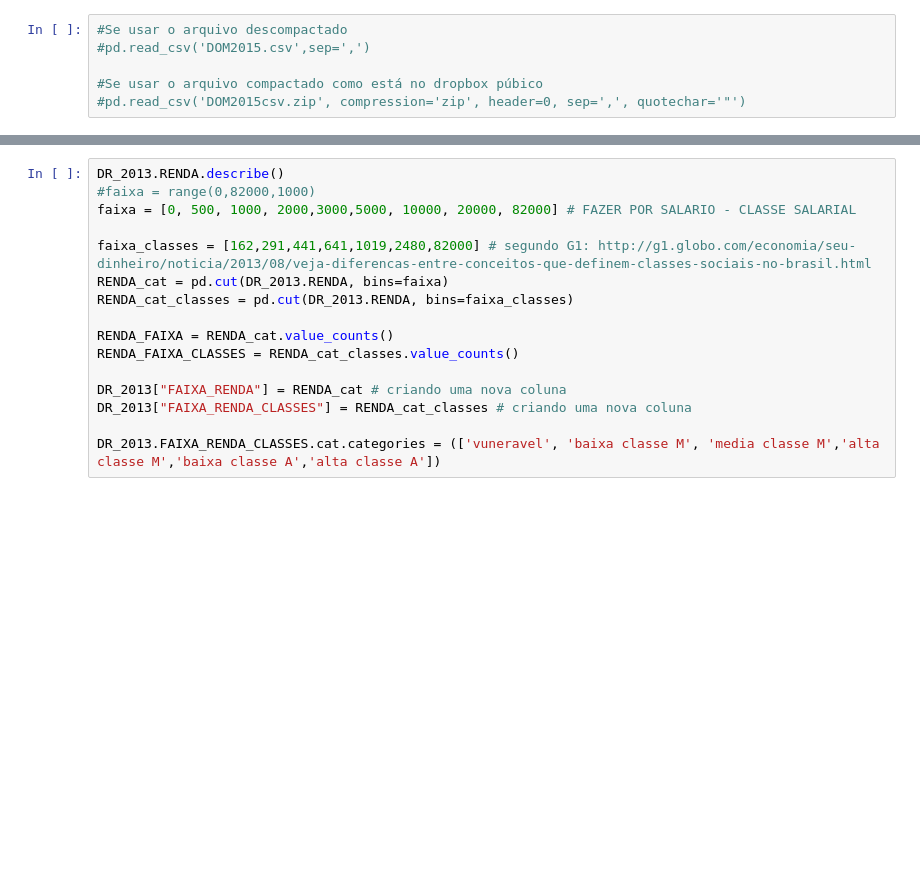
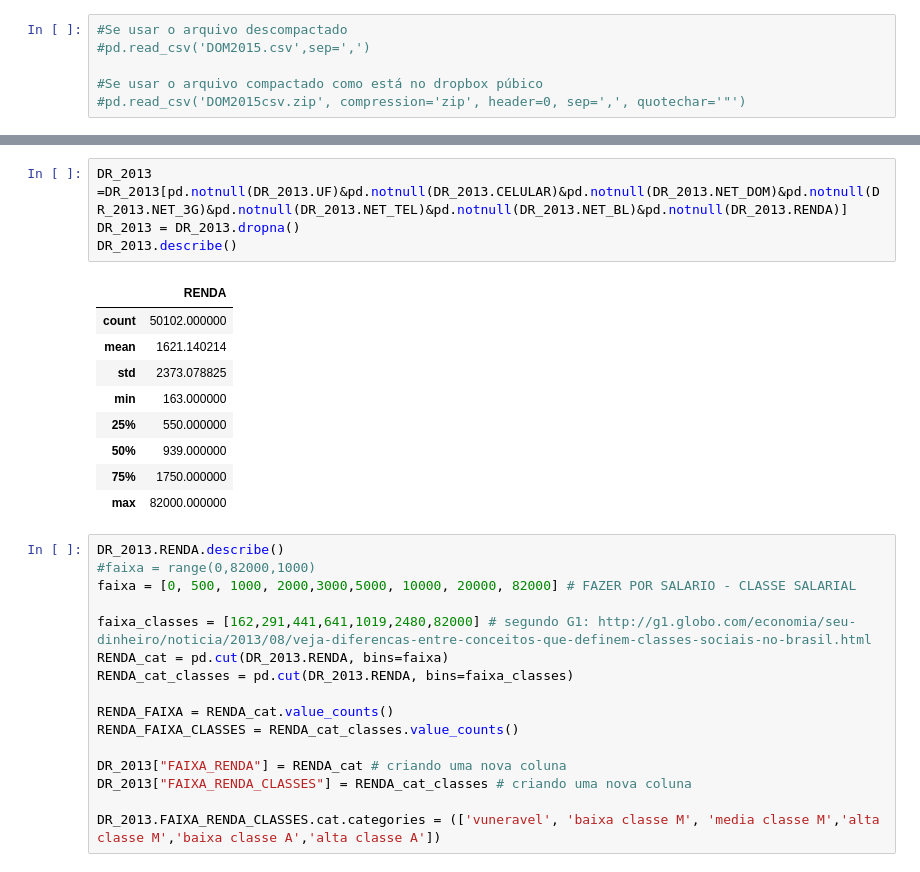
Before and after one commit to betofr1/Ciencia_dos_dados, a Jupyter notebook: Projeto1 Layout.ipynb, the cells around one changed output, grey strips where cells are left out. Saved outputs shown, nothing was run; the diff lists cells and outputs as text; blank space fills up the shorter version.

```diff
--- a/Projeto1 Layout.ipynb
+++ b/Projeto1 Layout.ipynb
@@ -72,3 +70,17 @@ AttributeError: 'DataFrame' object has no attribute 'Column3'
+# %%
+DR_2013 =DR_2013[pd.notnull(DR_2013.UF)&pd.notnull(DR_2013.CELULAR)&pd.notnull(DR_2013.NET_DOM)&pd.notnull(DR_2013.NET_3G)&pd.notnull(DR_2013.NET_TEL)&pd.notnull(DR_2013.NET_BL)&pd.notnull(DR_2013.RENDA)]
+DR_2013 = DR_2013.dropna()
+DR_2013.describe()
+# %% [output]
+|  | RENDA |
+| count | 50102.000000 |
+| mean | 1621.140214 |
+| std | 2373.078825 |
+| min | 163.000000 |
+| 25% | 550.000000 |
+| 50% | 939.000000 |
+| 75% | 1750.000000 |
+| max | 82000.000000 |
 # %%
 DR_2013.RENDA.describe()
 #faixa = range(0,82000,1000)
```
Also changed, not shown: parts of 9 cells of this notebook.
